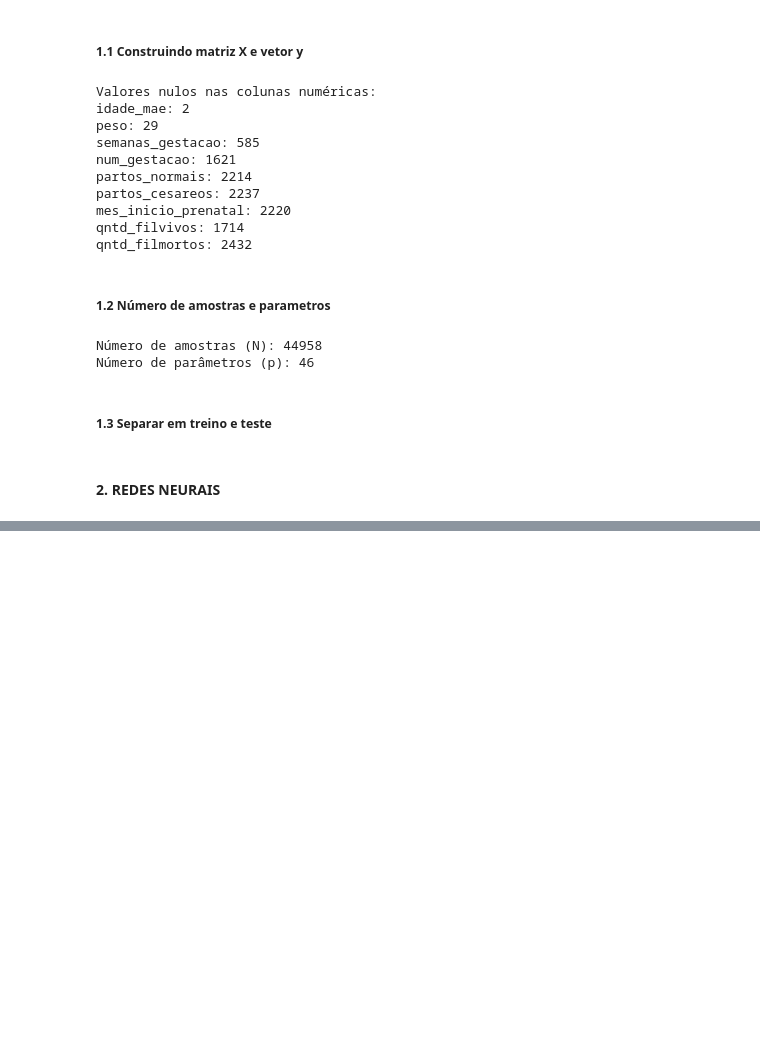
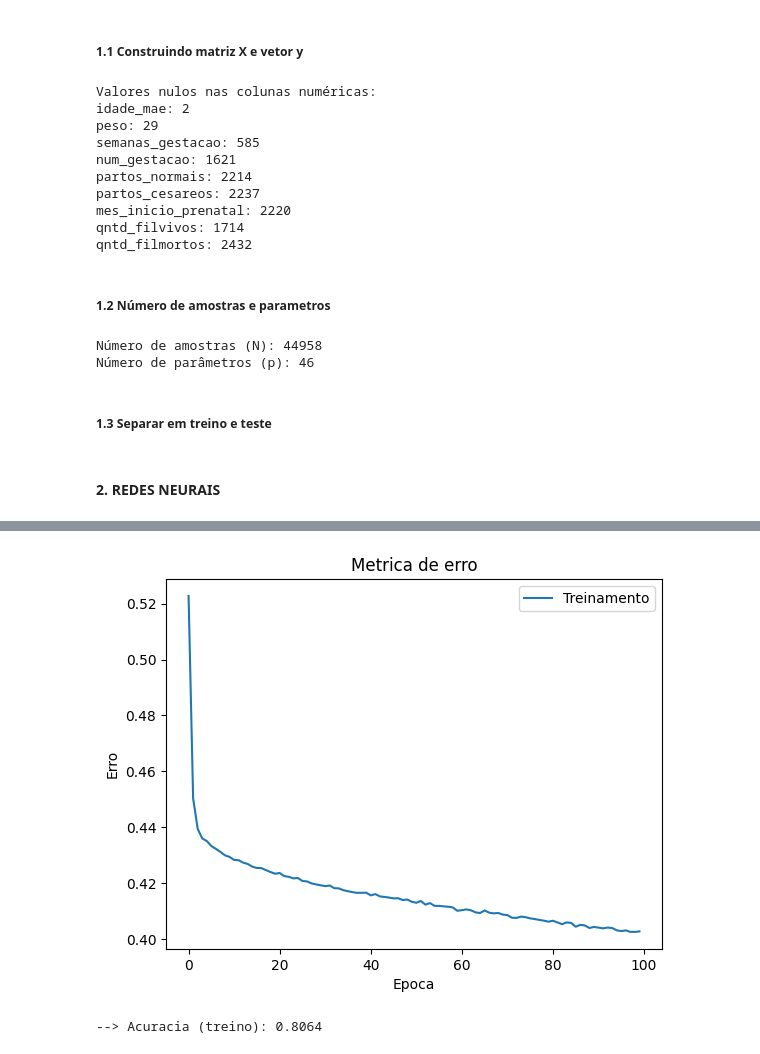
Before and after one commit to juliamssilva/neopredict, a Jupyter notebook: main.ipynb, the cells around one changed output, grey strips where cells are left out. Drawn from its saved outputs; the diff is of its cells as text; code cells hidden in the pictures; blank space fills up the shorter version.

Commit message:
inicio redes neurais

```diff
--- a/main.ipynb
+++ b/main.ipynb
@@ -107,5 +114,28 @@ Número de parâmetros (p): 46
 ##### 1.3 Separar em treino e teste
 # %%
 X_train, X_test, y_train, y_test = train_test_split(X_processed, y, test_size=0.2, random_state=42)
+# %%
+X_train, X_val, y_train, y_val = train_test_split(X_train, y_train, test_size=0.25, random_state=42)
 # %% [markdown]
 #### 2. REDES NEURAIS
+# %%
+BATCH_SIZE = 32
+EPOCHS = 100
+RANDOM_STATE = 2
+# %%
+# Criando a arquitetura da rede neural
+model = Sequential()
+
+
+model.add(Dense(64, input_dim=46, kernel_initializer='he_normal', activation='relu'))
+model.add(Dense(32, kernel_initializer='he_normal', activation='relu'))
+model.add(Dense(16,kernel_initializer='he_normal', activation='relu'))
+model.add(Dense(1,kernel_initializer='he_normal', activation='sigmoid'))
+
+# Instanciação e configuração de otimizadores
+sgd = optimizers.SGD(learning_rate=0.01)
+
+# Compila o modelo
+model.compile(loss='binary_crossentropy', optimizer=sgd, metrics=['accuracy'])
+
+print(model.summary())
@@ -111,0 +159,2 @@ X_train, X_test, y_train, y_test = train_test_split(X_processed, y, test_size=0.
+# %%
+history = model.fit(X_train, y_train, epochs=100, batch_size=BATCH_SIZE)
@@ -111,0 +179,17 @@ X_train, X_test, y_train, y_test = train_test_split(X_processed, y, test_size=0.
+# %%
+from sklearn.metrics import accuracy_score
+
+plt.plot(history.history['loss'])
+plt.title('Metrica de erro')
+plt.ylabel('Erro')
+plt.xlabel('Epoca')
+plt.legend(['Treinamento'])
+plt.show()
+
+# Obtendo a acuracia no conjunto de treinamento
+E_in, acc_train = model.evaluate(X_train, y_train, batch_size=BATCH_SIZE, verbose=0)
+
+print(f'\n--> Acuracia (treino): {acc_train:.4f}')
+# %% [output]
+[figure, added]
+--> Acuracia (treino): 0.8064
```
Also changed, not shown: parts of 8 cells of this notebook, 1 other file.
